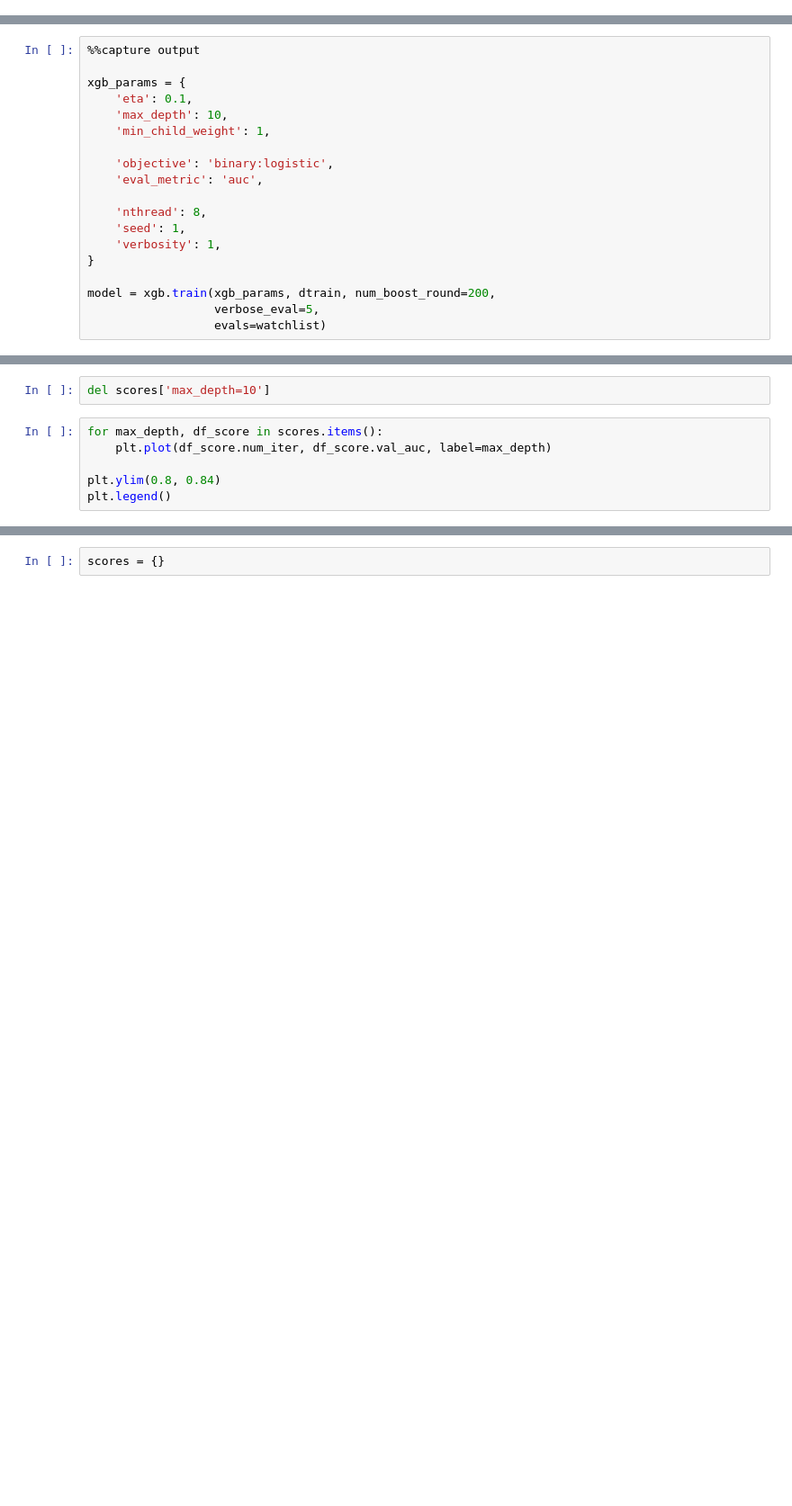
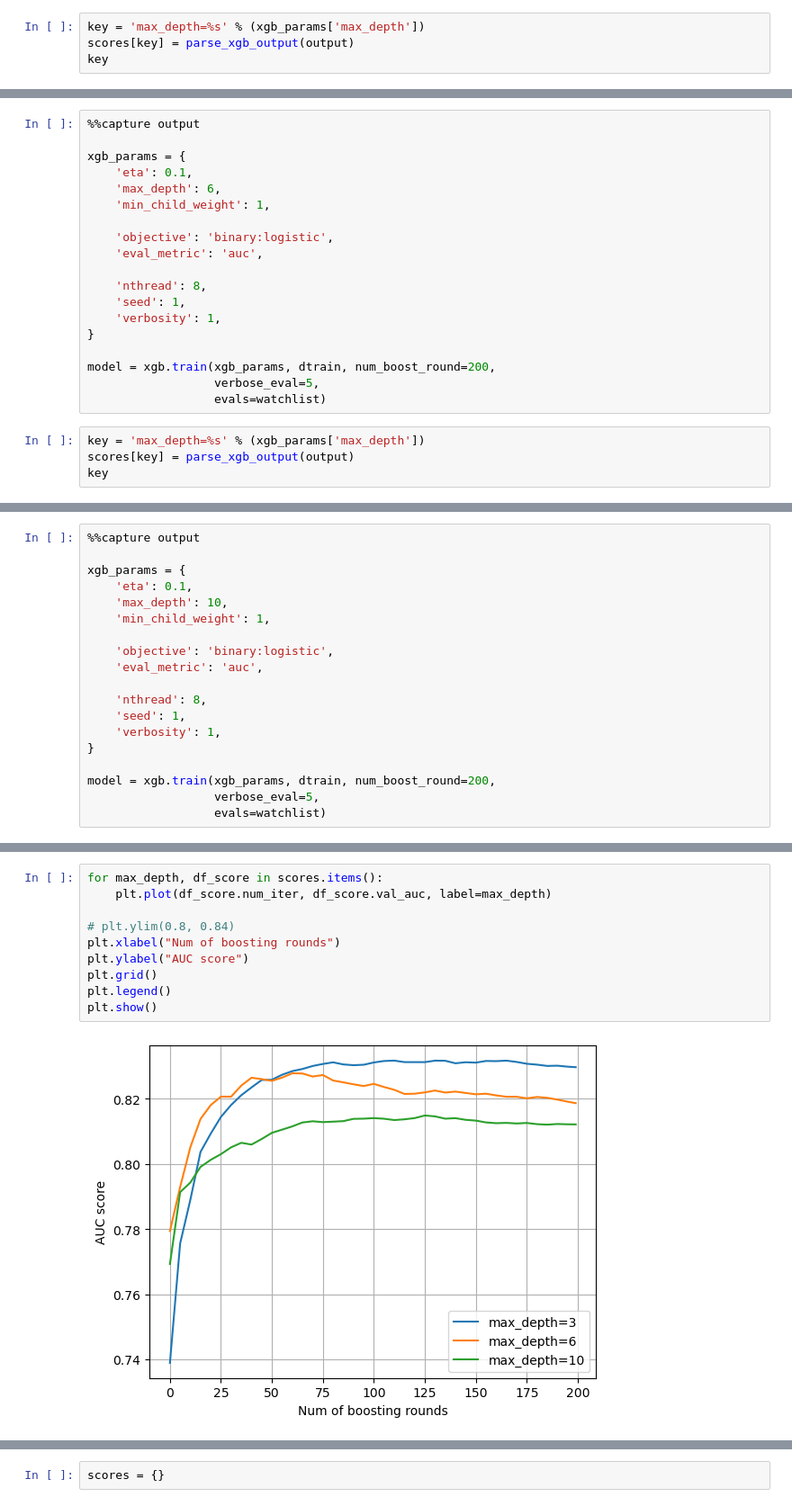
Before and after one commit to viviensiu/ml-zoomcamp, a Jupyter notebook: 6_trees/notebook.ipynb, the cells around one changed output, grey strips where cells are left out. Shown: that part at 90% size. Drawn from its saved outputs; the diff is of its cells as text; blank space fills up the shorter version.

```diff
--- a/6_trees/notebook.ipynb
+++ b/6_trees/notebook.ipynb
@@ -892,0 +977,4 @@ scores = {}
+# %%
+key = 'max_depth=%s' % (xgb_params['max_depth'])
+scores[key] = parse_xgb_output(output)
+key
@@ -892,0 +983,23 @@ scores = {}
+# %%
+%%capture output
+
+xgb_params = {
+    'eta': 0.1,
+    'max_depth': 6,
+    'min_child_weight': 1,
+
+    'objective': 'binary:logistic',
+    'eval_metric': 'auc',
+
+    'nthread': 8,
+    'seed': 1,
+    'verbosity': 1,
+}
+
+model = xgb.train(xgb_params, dtrain, num_boost_round=200,
+                  verbose_eval=5,
+                  evals=watchlist)
+# %%
+key = 'max_depth=%s' % (xgb_params['max_depth'])
+scores[key] = parse_xgb_output(output)
+key
@@ -916,8 +1033,12 @@ key
-# %%
-del scores['max_depth=10']
 # %%
 for max_depth, df_score in scores.items():
     plt.plot(df_score.num_iter, df_score.val_auc, label=max_depth)
 
-plt.ylim(0.8, 0.84)
+# plt.ylim(0.8, 0.84)
+plt.xlabel("Num of boosting rounds")
+plt.ylabel("AUC score")
+plt.grid()
 plt.legend()
+plt.show()
+# %% [output]
+[figure, added]
```
Also changed, not shown: parts of 46 cells of this notebook, 2 other files.
